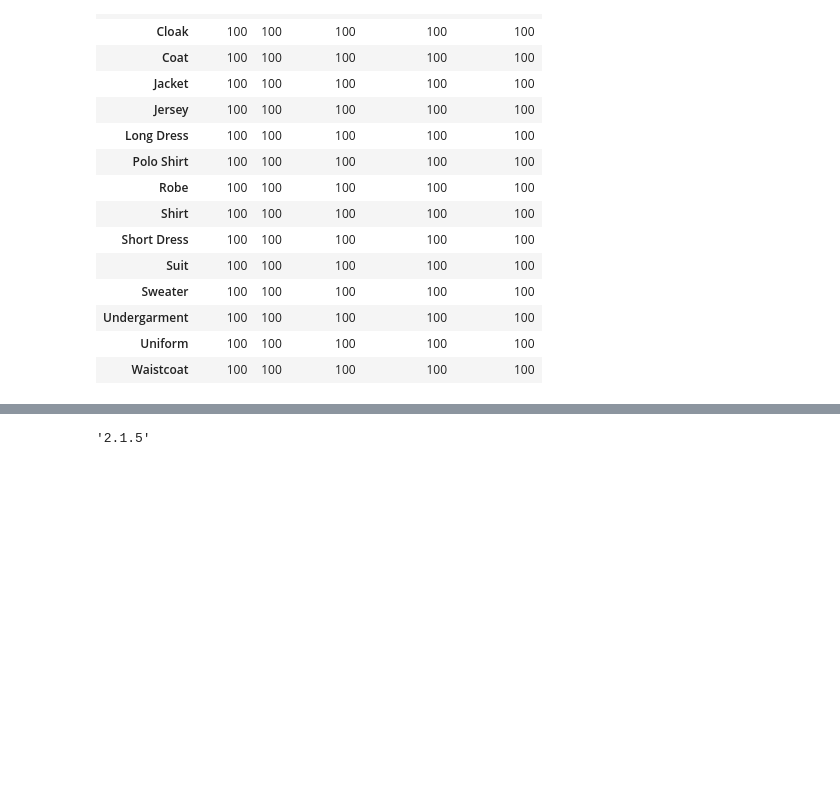
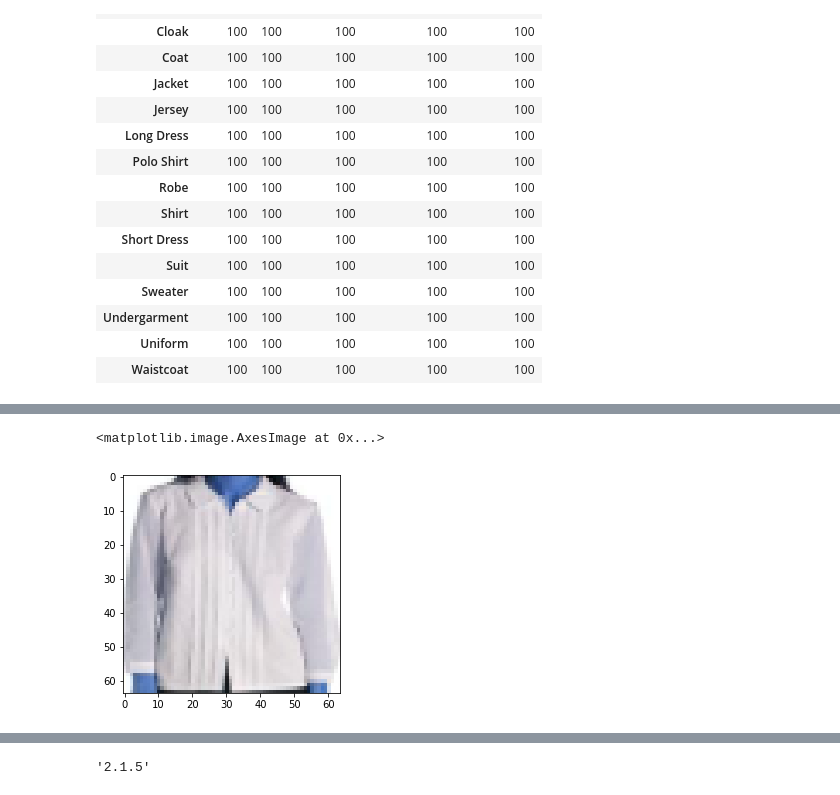
Before and after one commit to rohannanaware/Machine-Learning, a Jupyter notebook: HackerEarth/Caavo Computer Vision Challenge/caavo-cv.ipynb, the cells around one changed output, grey strips where cells are left out. Saved outputs shown, nothing was run; the diff lists cells and outputs as text; code cells hidden in the pictures; blank space fills up the shorter version.

```diff
--- a/HackerEarth/Caavo Computer Vision Challenge/caavo-cv.ipynb
+++ b/HackerEarth/Caavo Computer Vision Challenge/caavo-cv.ipynb
@@ -127,7 +128,7 @@ test_df.head()
 # %%
 # function to read images
 def read_image(filepath, target_size = None):
-    img = cv2.imread(filepath, cv2.IMREAD_GRAYSCALE)
+    img = cv2.imread(filepath, cv2.IMREAD_COLOR)
     img = cv2.resize(img, target_size, interpolation = cv2.INTER_AREA)
     return img
 # %%
@@ -169,16 +169,0 @@ train/10/n02963159_10017_0.jpg
-# %%
-# read in data
-X_train = np.zeros((len(train_df_sample), 64, 64, 1),
-                  dtype = 'float32')
-Y_train = np.zeros(len(train_df_sample),
-                  dtype = 'float32')
-X_train = pd.DataFrame(X_train)
-print(X_train.shape)
-print(Y_train.shape)
-for i in range(train_df_sample.shape[0]):
-#     print(i)
-    img = read_image(train_df_sample.iloc[i].filepath, (64, 64))
-    X_train.iloc[i] = img
-    Y_train.iloc[i] = append(train_df_sample.iloc[i].class_num)
-    if (i + 1) % 500 == 0:
-        print('{} images sucessfully read'.format(i + 1))
@@ -195,0 +170,20 @@ TypeError: unsupported operand type(s) for /: 'list' and 'float'
+# %%
+## read and preprocess all training/validation/test images and labels
+def preprocess_image(img):
+    img /= 255.
+#     img -= 0.5
+#     img *= 2
+    return img
+
+target_image_size = 64
+
+x_train_valid = np.zeros((len(train_df_sample), target_image_size, target_image_size, 3),
+                         dtype='float32')
+y_train_valid = train_df_sample.loc[:, 'class_num'].values
+
+for i, filepath in tqdm(enumerate(train_df_sample['filepath'])):
+
+    img = read_image(filepath, (target_image_size, target_image_size))
+    x_train_valid[i] = preprocess_image(np.expand_dims(img.copy().astype(np.float), axis=0))
+
+print('Images read and pre-processed')
@@ -195,0 +207,5 @@ TypeError: unsupported operand type(s) for /: 'list' and 'float'
+# %%
+plt.imshow(x_train_valid[1])
+# %% [output]
+<matplotlib.image.AxesImage at 0x...>
+[figure, added]
```
Also changed, not shown: parts of 10 cells of this notebook.
